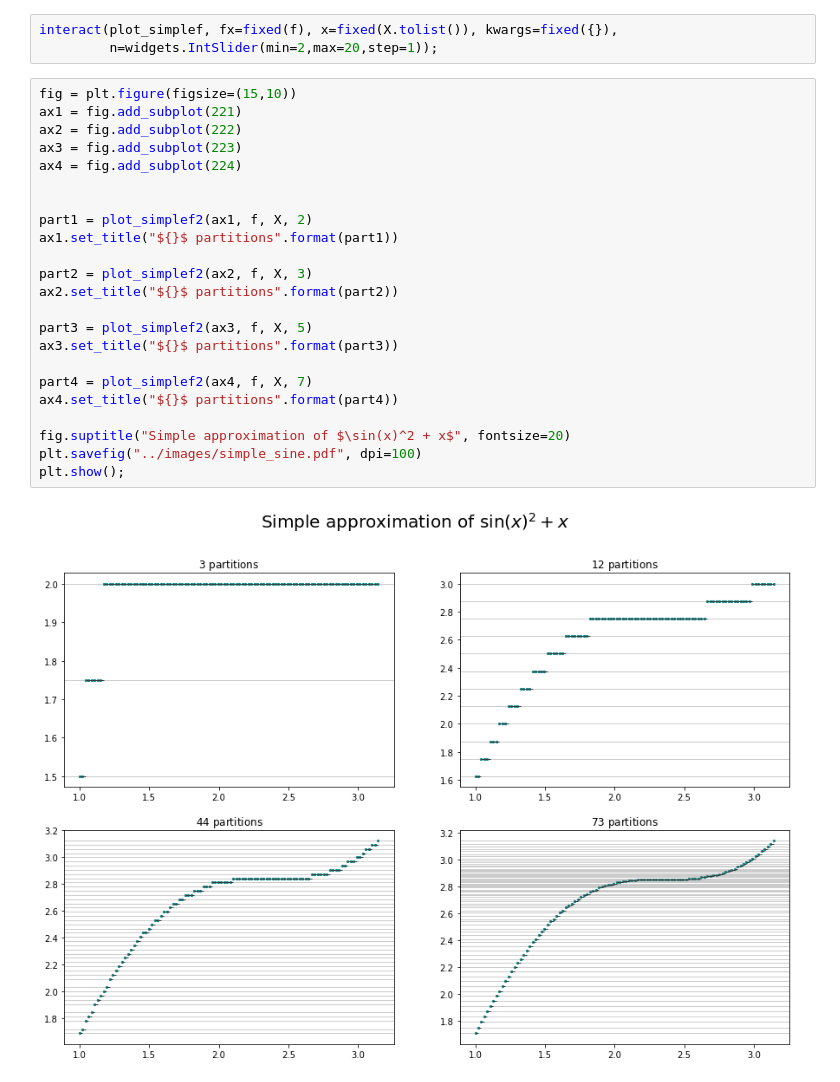
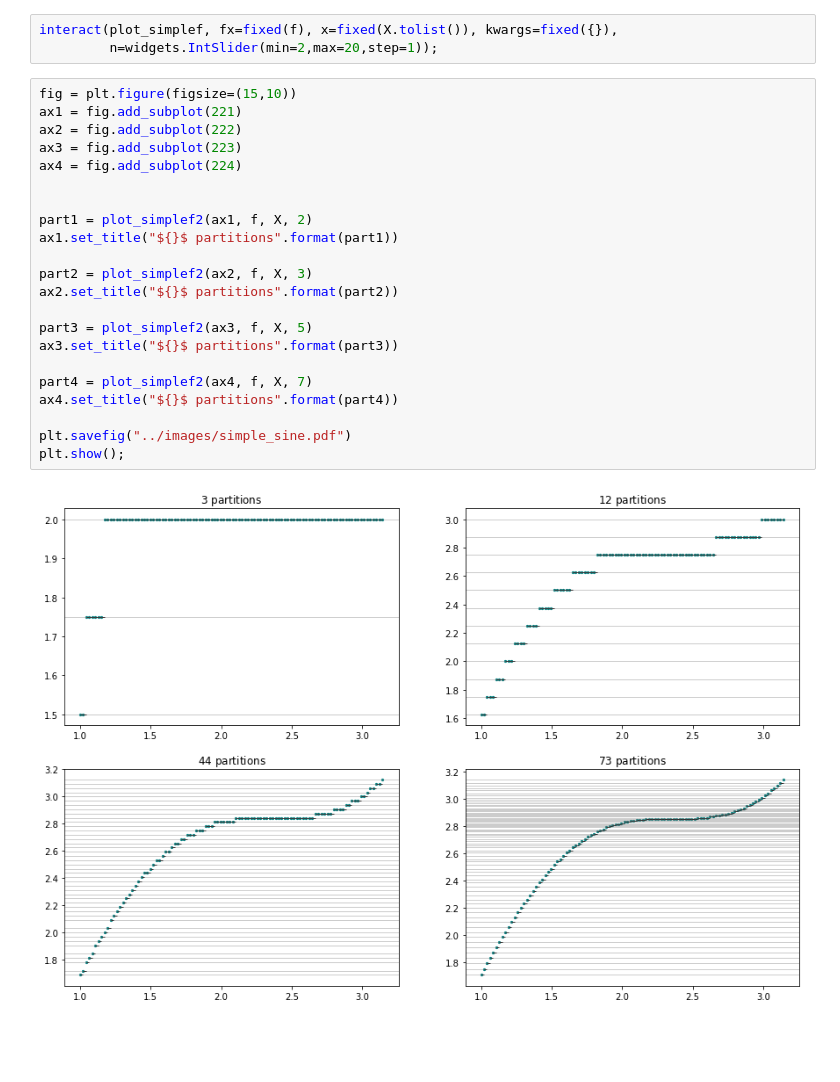
Before and after one commit to gerdm/TGMAFFIRO, a Jupyter notebook: notebooks/simple_function.ipynb, the cells around one changed output. Cells and saved outputs as stored; diff of their text form; blank space fills up the shorter version.

```diff
--- a/notebooks/simple_function.ipynb
+++ b/notebooks/simple_function.ipynb
@@ -72,25 +72,24 @@ interact(plot_simplef, fx=fixed(f), x=fixed(X.tolist()), kwargs=fixed({}),
 # %%
 fig = plt.figure(figsize=(15,10))
 ax1 = fig.add_subplot(221)
 ax2 = fig.add_subplot(222)
 ax3 = fig.add_subplot(223)
 ax4 = fig.add_subplot(224)
 
 
 part1 = plot_simplef2(ax1, f, X, 2)
 ax1.set_title("${}$ partitions".format(part1))
 
 part2 = plot_simplef2(ax2, f, X, 3)
 ax2.set_title("${}$ partitions".format(part2))
 
 part3 = plot_simplef2(ax3, f, X, 5)
 ax3.set_title("${}$ partitions".format(part3))
 
 part4 = plot_simplef2(ax4, f, X, 7)
 ax4.set_title("${}$ partitions".format(part4))
 
-fig.suptitle("Simple approximation of $\sin(x)^2 + x$", fontsize=20)
-plt.savefig("../images/simple_sine.pdf", dpi=100)
+plt.savefig("../images/simple_sine.pdf")
 plt.show();
 # %% [output]
-[figure, old version]
+[figure, new version]
```
Also changed, not shown: 2 other files.
